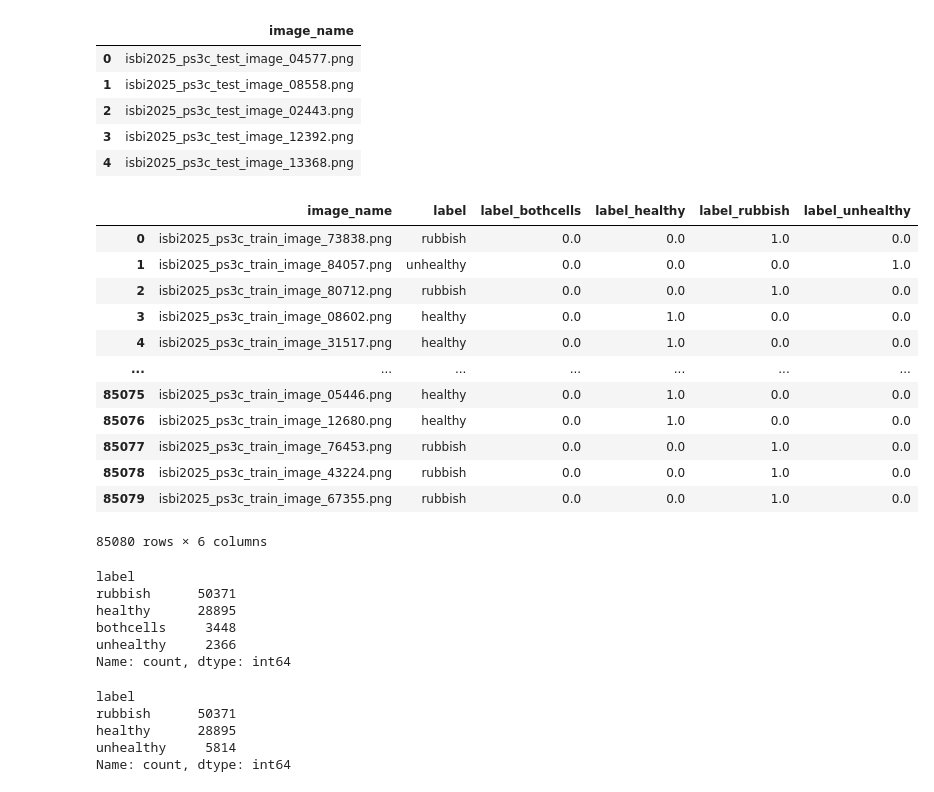
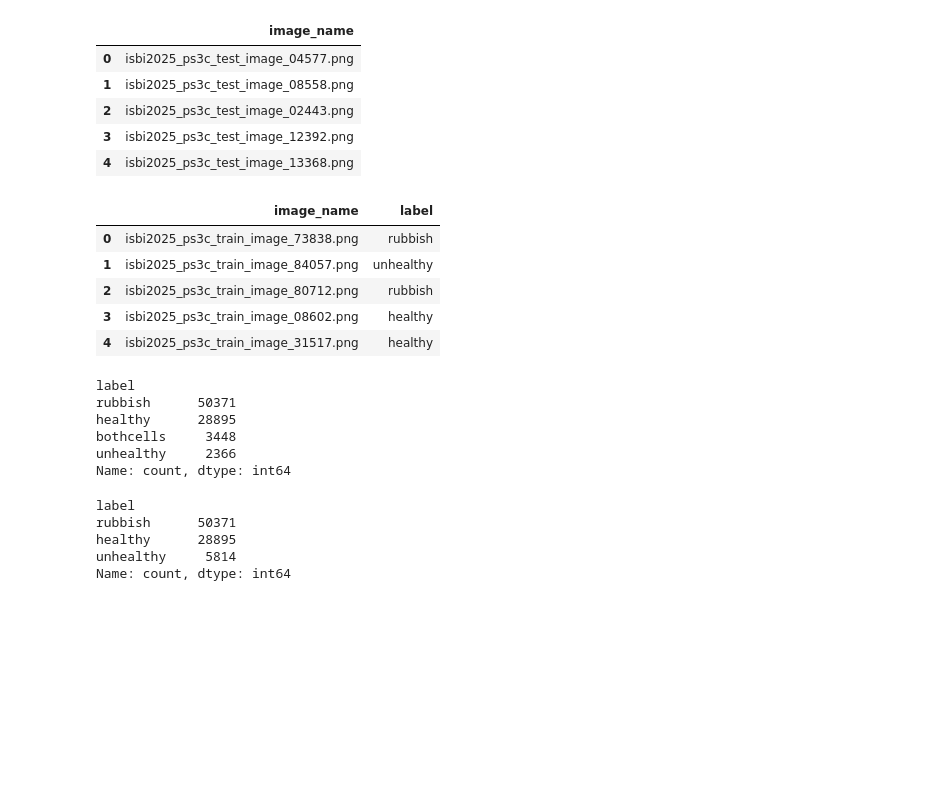
Before and after one commit to Laumartin4/smearly, a Jupyter notebook: notebooks/Eve_smearly.ipynb, the cells around one changed output. Saved outputs shown, nothing was run; the diff lists cells and outputs as text; code cells hidden in the pictures; blank space fills up the shorter version.

```diff
--- a/notebooks/Eve_smearly.ipynb
+++ b/notebooks/Eve_smearly.ipynb
@@ -7,6 +12,6 @@ import matplotlib.pyplot as plt
 # %%
-url_y_train = "/Users/Eve/code/Laumartin4/smearly/raw_data/isbi2025-ps3c-train-dataset.csv"
-url_y_test = "/Users/Eve/code/Laumartin4/smearly/raw_data/isbi2025-ps3c-test-dataset.csv"
+url_y_train = "../raw_data/isbi2025-ps3c-train-dataset.csv"
+url_y_test = "../raw_data/isbi2025-ps3c-test-dataset.csv"
 
 y_test_df = pd.read_csv(url_y_test)
 y_train_df = pd.read_csv(url_y_train)
@@ -20,21 +25,14 @@ y_test_df.head()
 | 3 | isbi2025_ps3c_test_image_12392.png |
 | 4 | isbi2025_ps3c_test_image_13368.png |
 # %%
-y_train_df
+y_train_df.head()
 # %% [output]
-|  | image_name | label | label_bothcells | label_healthy | label_rubbish | label_unhealthy |
-| 0 | isbi2025_ps3c_train_image_73838.png | rubbish | 0.0 | 0.0 | 1.0 | 0.0 |
-| 1 | isbi2025_ps3c_train_image_84057.png | unhealthy | 0.0 | 0.0 | 0.0 | 1.0 |
-| 2 | isbi2025_ps3c_train_image_80712.png | rubbish | 0.0 | 0.0 | 1.0 | 0.0 |
-| 3 | isbi2025_ps3c_train_image_08602.png | healthy | 0.0 | 1.0 | 0.0 | 0.0 |
-| 4 | isbi2025_ps3c_train_image_31517.png | healthy | 0.0 | 1.0 | 0.0 | 0.0 |
-| ... | ... | ... | ... | ... | ... | ... |
-| 85075 | isbi2025_ps3c_train_image_05446.png | healthy | 0.0 | 1.0 | 0.0 | 0.0 |
-| 85076 | isbi2025_ps3c_train_image_12680.png | healthy | 0.0 | 1.0 | 0.0 | 0.0 |
-| 85077 | isbi2025_ps3c_train_image_76453.png | rubbish | 0.0 | 0.0 | 1.0 | 0.0 |
-| 85078 | isbi2025_ps3c_train_image_43224.png | rubbish | 0.0 | 0.0 | 1.0 | 0.0 |
-| 85079 | isbi2025_ps3c_train_image_67355.png | rubbish | 0.0 | 0.0 | 1.0 | 0.0 |
+|  | image_name | label |
+| 0 | isbi2025_ps3c_train_image_73838.png | rubbish |
+| 1 | isbi2025_ps3c_train_image_84057.png | unhealthy |
+| 2 | isbi2025_ps3c_train_image_80712.png | rubbish |
+| 3 | isbi2025_ps3c_train_image_08602.png | healthy |
+| 4 | isbi2025_ps3c_train_image_31517.png | healthy |
-85080 rows × 6 columns
 # %%
 y_train_df['label'].value_counts()
 # %% [output]
@@ -48,13 +46,11 @@ Name: count, dtype: int64
 y_train_df_2 = y_train_df.copy()
 # %%
 y_train_df_2.loc[y_train_df_2['label']=="bothcells", "label"]= "unhealthy"
-#df.loc[masque, 'B'] = 100
+y_train_df_2['label'].value_counts()
+# %% [output]
+label
+rubbish      50371
+healthy      28895
+unhealthy     5814
+Name: count, dtype: int64
-# %%
-y_train_df_2['label'].value_counts()
-# %% [output]
-label
-rubbish      50371
-healthy      28895
-unhealthy     5814
-Name: count, dtype: int64
 # %%
```
Also changed, not shown: parts of 33 cells of this notebook.
